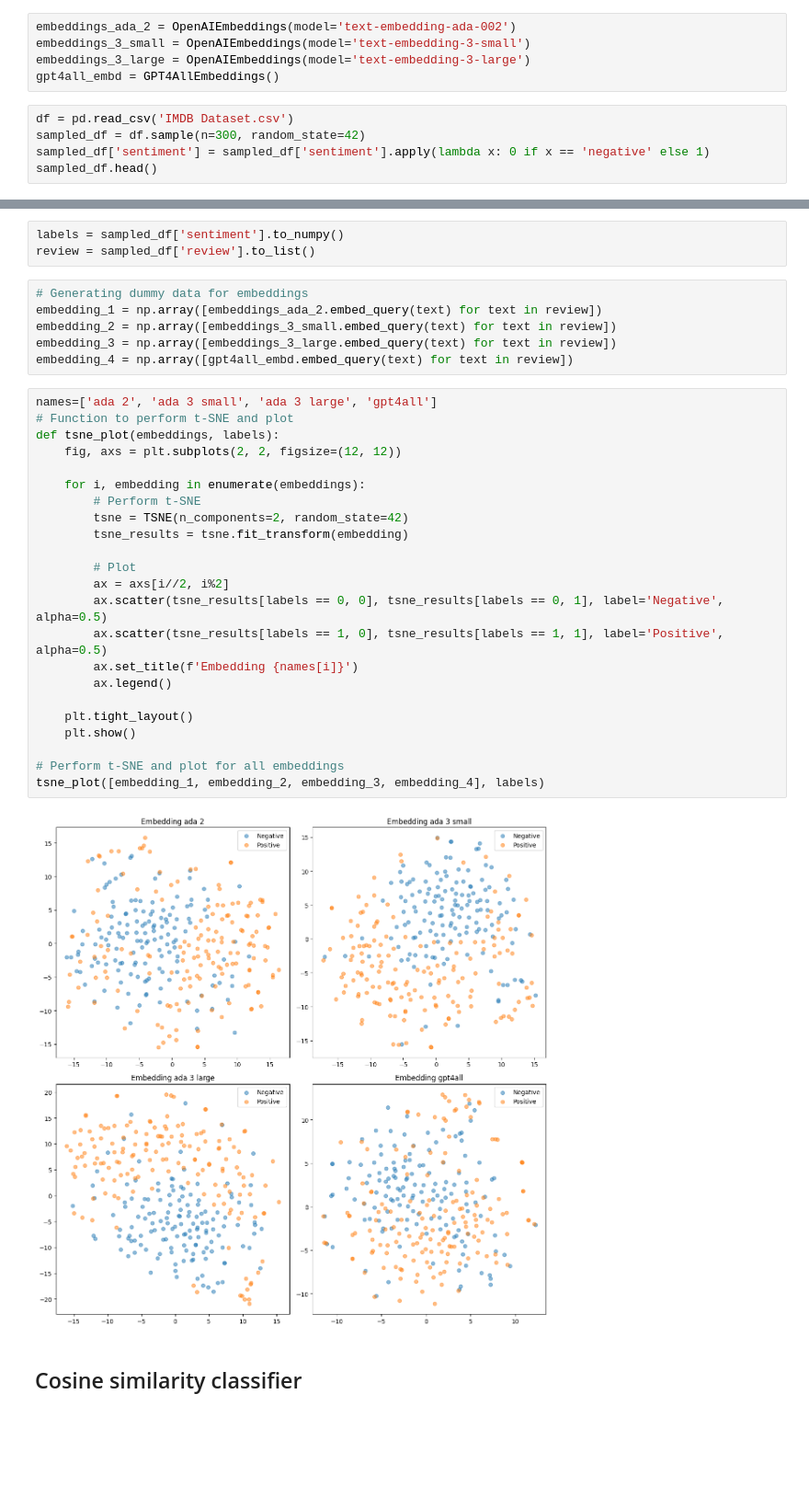
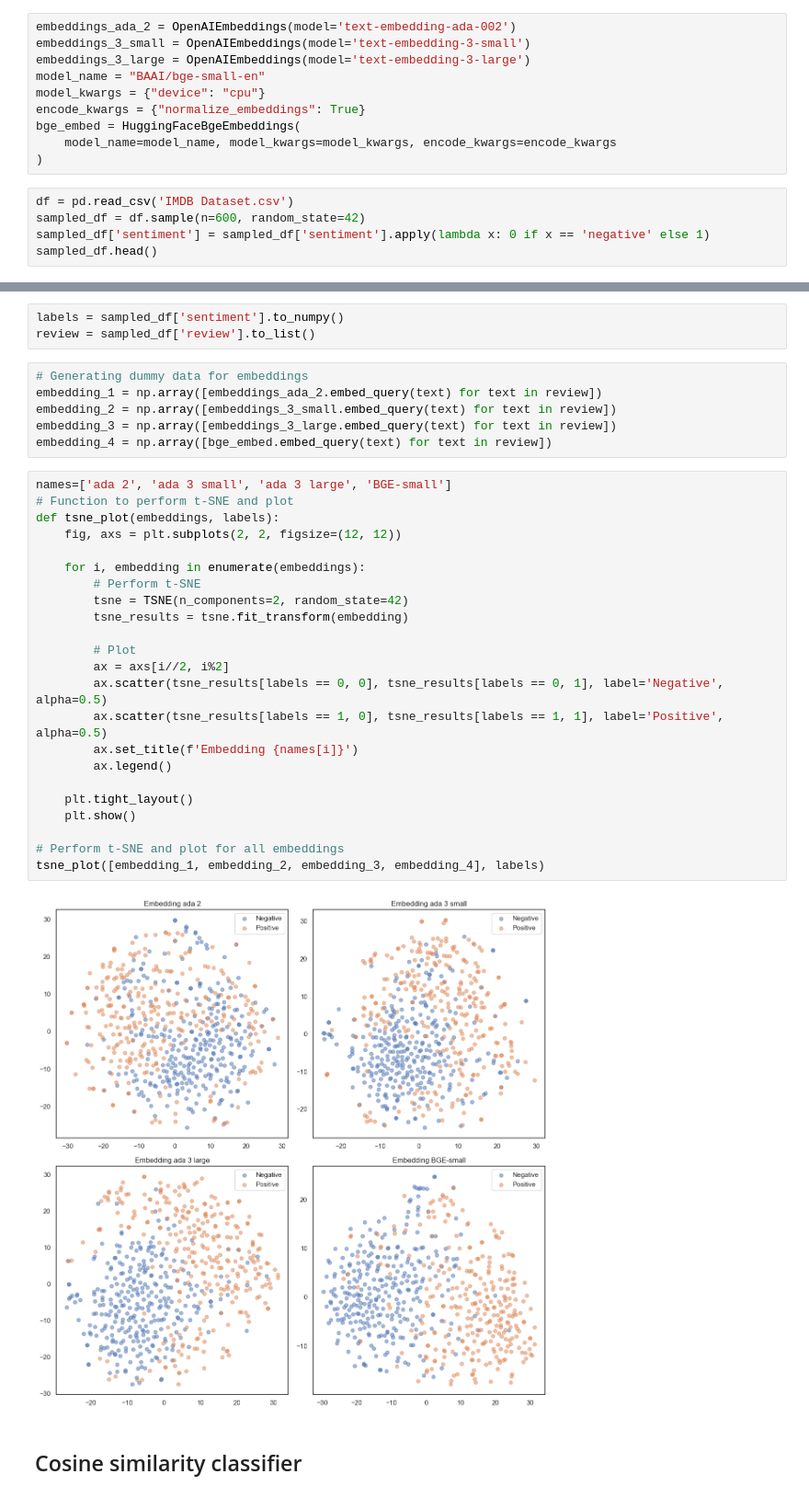
Before and after one commit to sarashs/Exploratory, a Jupyter notebook: Text_classification.ipynb, the cells around one changed output, grey strips where cells are left out. Shown: that part at 92% size. Saved outputs shown, nothing was run; the diff lists cells and outputs as text; blank space fills up the shorter version.

```diff
--- a/Text_classification.ipynb
+++ b/Text_classification.ipynb
@@ -11,10 +11,15 @@ import matplotlib.pyplot as plt
 embeddings_ada_2 = OpenAIEmbeddings(model='text-embedding-ada-002')
 embeddings_3_small = OpenAIEmbeddings(model='text-embedding-3-small')
 embeddings_3_large = OpenAIEmbeddings(model='text-embedding-3-large')
-gpt4all_embd = GPT4AllEmbeddings()
+model_name = "BAAI/bge-small-en"
+model_kwargs = {"device": "cpu"}
+encode_kwargs = {"normalize_embeddings": True}
+bge_embed = HuggingFaceBgeEmbeddings(
+    model_name=model_name, model_kwargs=model_kwargs, encode_kwargs=encode_kwargs
+)
 # %%
 df = pd.read_csv('IMDB Dataset.csv')
-sampled_df = df.sample(n=300, random_state=42)
+sampled_df = df.sample(n=600, random_state=42)
 sampled_df['sentiment'] = sampled_df['sentiment'].apply(lambda x: 0 if x == 'negative' else 1)
 sampled_df.head()
 # %% [output]
@@ -32,32 +37,32 @@ review = sampled_df['review'].to_list()
 embedding_1 = np.array([embeddings_ada_2.embed_query(text) for text in review])
 embedding_2 = np.array([embeddings_3_small.embed_query(text) for text in review])
 embedding_3 = np.array([embeddings_3_large.embed_query(text) for text in review])
-embedding_4 = np.array([gpt4all_embd.embed_query(text) for text in review])
+embedding_4 = np.array([bge_embed.embed_query(text) for text in review])
 # %%
-names=['ada 2', 'ada 3 small', 'ada 3 large', 'gpt4all']
+names=['ada 2', 'ada 3 small', 'ada 3 large', 'BGE-small']
 # Function to perform t-SNE and plot
 def tsne_plot(embeddings, labels):
     fig, axs = plt.subplots(2, 2, figsize=(12, 12))
 
     for i, embedding in enumerate(embeddings):
         # Perform t-SNE
         tsne = TSNE(n_components=2, random_state=42)
         tsne_results = tsne.fit_transform(embedding)
 
         # Plot
         ax = axs[i//2, i%2]
         ax.scatter(tsne_results[labels == 0, 0], tsne_results[labels == 0, 1], label='Negative', alpha=0.5)
         ax.scatter(tsne_results[labels == 1, 0], tsne_results[labels == 1, 1], label='Positive', alpha=0.5)
         ax.set_title(f'Embedding {names[i]}')
         ax.legend()
 
     plt.tight_layout()
     plt.show()
 
 # Perform t-SNE and plot for all embeddings
 tsne_plot([embedding_1, embedding_2, embedding_3, embedding_4], labels)
 # %% [output]
-[figure, old version]
+[figure, new version]
 # %% [markdown]
 ## Cosine similarity classifier
 # %%
```
Also changed, not shown: parts of 9 cells of this notebook.
